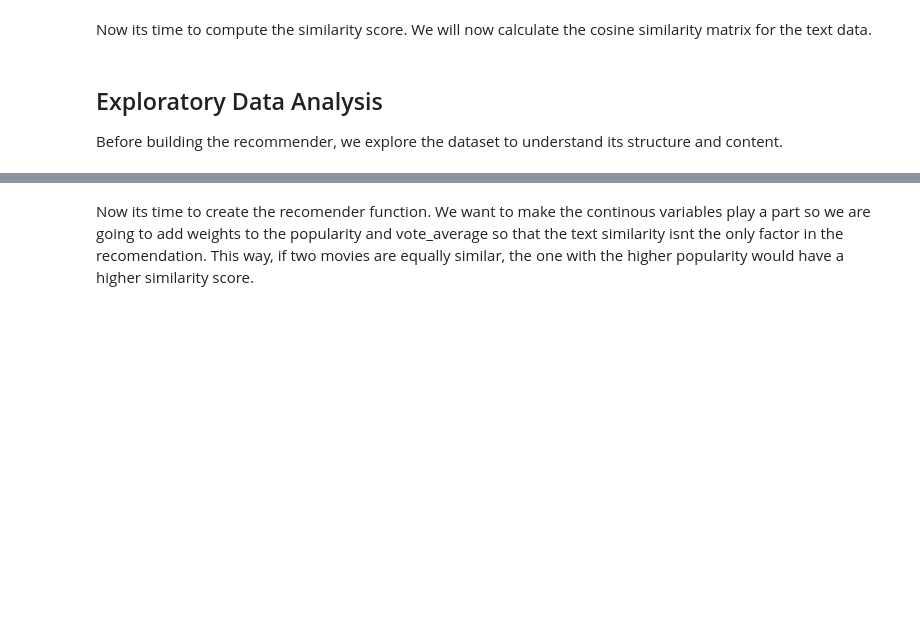
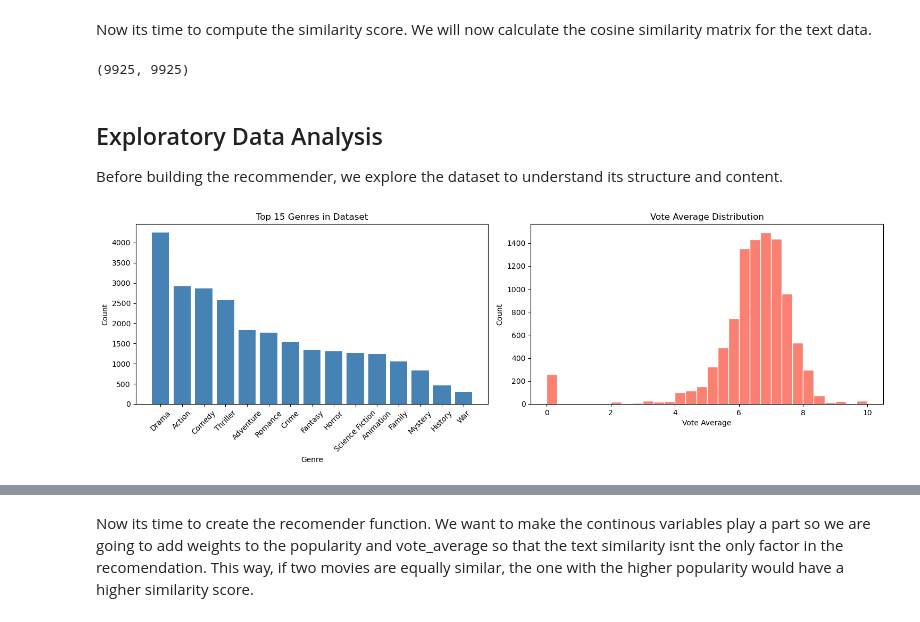
Before and after one commit to clarktenge/movie-recommender, a Jupyter notebook: PSTAT 134 FINAL PROJECT.ipynb, the cells around one changed output, grey strips where cells are left out. Cells and saved outputs as stored; diff of their text form; code cells hidden in the pictures; blank space fills up the shorter version.

```diff
--- a/PSTAT 134 FINAL PROJECT.ipynb
+++ b/PSTAT 134 FINAL PROJECT.ipynb
@@ -21,9 +33,4 @@
 # %%
-import os
-import time
-import pandas as pd
-import requests
-
 cache_file = "all_movie_data"
 
 if os.path.exists(cache_file):
@@ -35,7 +42,7 @@ else:
         "accept": "application/json",
         "Authorization": f'Bearer {API_TOKEN}'
     }
-    movie_data =[]
+    movie_data = []
     for page in range(1, 501):
         url = f"https://api.themoviedb.org/3/discover/movie?sort_by=popularity.desc&page={page}"
         response = requests.get(url, headers=headers)
@@ -67,4 +74,8 @@ else:
     movies_df = pd.DataFrame(movie_data)
 
     movies_df.to_pickle(cache_file)
+
+# Remove duplicate TMDB entries that may have been fetched more than once
+movies_df.drop_duplicates(subset='id', keep='first', inplace=True)
+movies_df.reset_index(drop=True, inplace=True)
 movies_df.head()
@@ -71,13 +89,12 @@ movies_df.head()
 # %% [markdown]
 We want this algorithm to look at large bodies of text instead different strings from different columns, causing the model to jump around. We will now take all of the text-based columns and create a new column combining all of them into one big block of text for each movie to make it easier to read for the computer.
 # %%
-import ast
+# Helper function
+def clean(items):
+    return [i.replace(" ", "") for i in items]
 
-
-# Helper function
-def clean(list):
-    for i in list:
-       return [i.replace(" ", "") for i in list]
+# Saves genres
+movies_df['genres_display'] = movies_df['genres'].copy()
 
 # Removing spaces form the values in each list column
 for col in ['genres', 'cast', 'keywords']:
@@ -122,39 +149,37 @@ cleaned_movies_df.head()
 # %% [markdown]
 Now its time to compute the similarity score. We will now calculate the cosine similarity matrix for the text data.
 # %%
-from sklearn.metrics.pairwise import cosine_similarity
-
 # We want to compare each movie to every other movie
 cos_sim = cosine_similarity(tfidf_matrix, tfidf_matrix)
 
 print(cos_sim.shape)
+# %% [output]
+(9925, 9925)
 # %% [markdown]
 ## Exploratory Data Analysis
 
 Before building the recommender, we explore the dataset to understand its structure and content.
 # %%
-import matplotlib.pyplot as plt
-import seaborn as sns
-from wordcloud import WordCloud
-
 # Plot 1 & 2: Genre distribution and vote average distribution
 fig, axes = plt.subplots(1, 2, figsize=(15, 5))
 
-all_genres = movies_df['genres'].explode()
+all_genres = movies_df['genres_display'].explode()
 genre_counts = all_genres.value_counts().head(15)
 axes[0].bar(genre_counts.index, genre_counts.values, color='steelblue')
 axes[0].set_title('Top 15 Genres in Dataset')
 axes[0].set_xlabel('Genre')
 axes[0].set_ylabel('Count')
 axes[0].tick_params(axis='x', rotation=45)
 
 axes[1].hist(movies_df['vote_average'], bins=30, color='salmon', edgecolor='white')
 axes[1].set_title('Vote Average Distribution')
 axes[1].set_xlabel('Vote Average')
 axes[1].set_ylabel('Count')
 
 plt.tight_layout()
 plt.show()
+# %% [output]
+[figure, added]
 # %%
 # Plot 3: Popularity distribution (log scale)
 fig, ax = plt.subplots(figsize=(8, 4))
```
Also changed, not shown: parts of 14 cells of this notebook, 2 other files.
